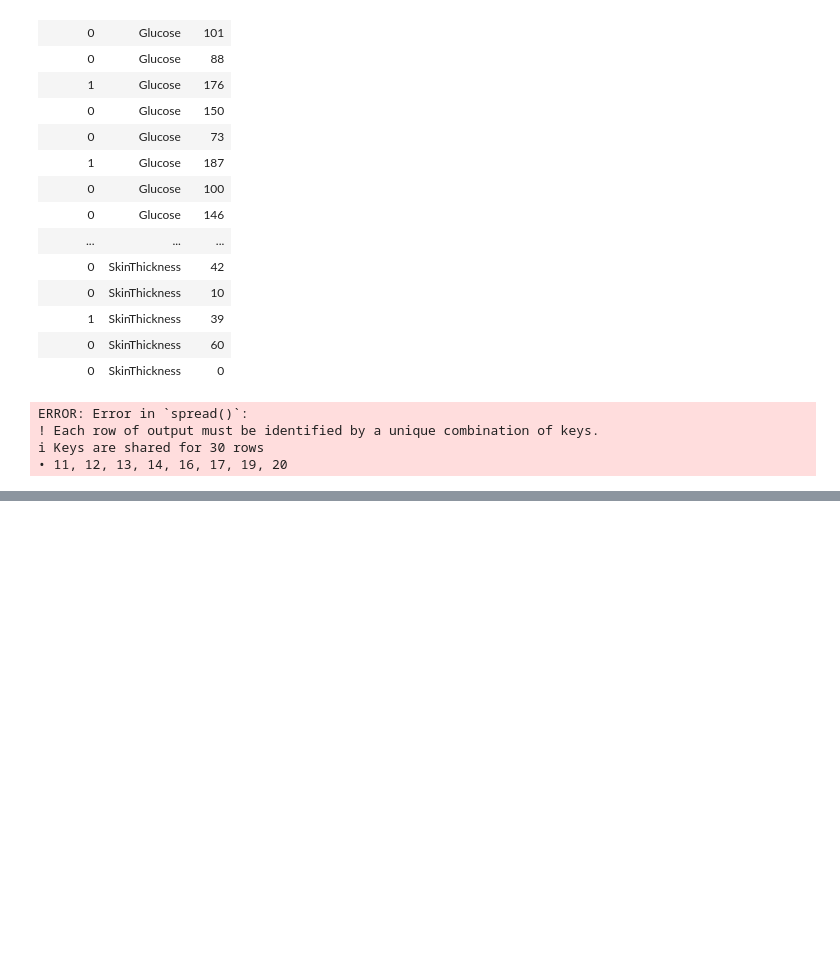
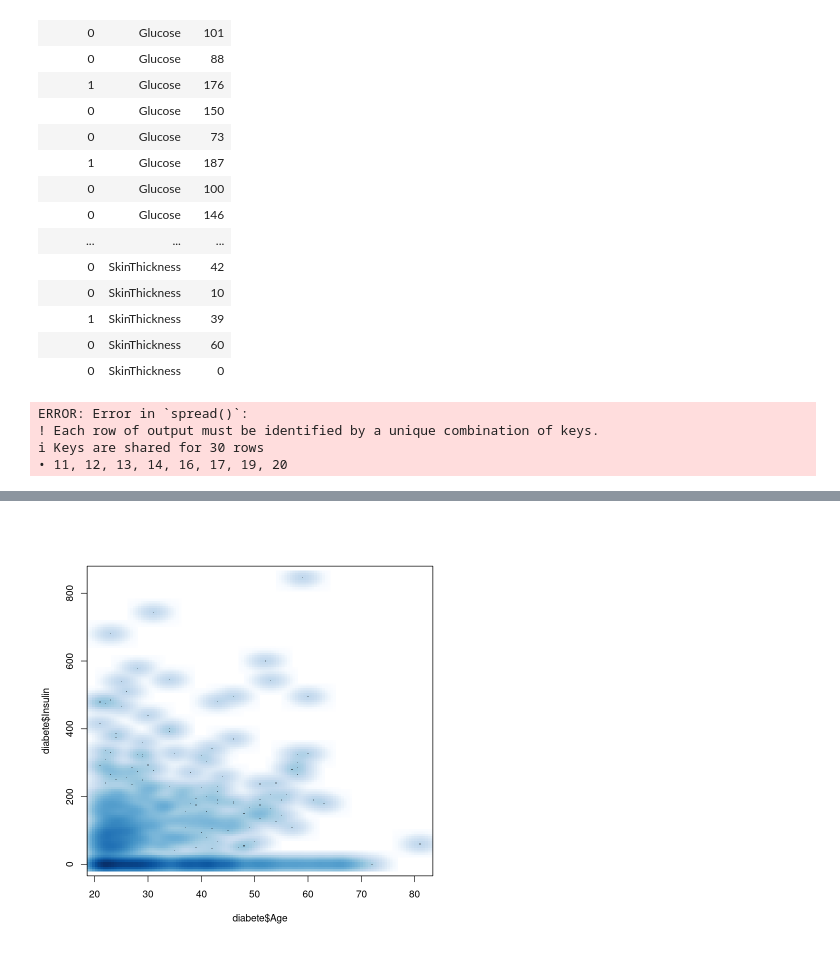
Before and after one commit to alecfei/R-learning, a Jupyter notebook: diabete.ipynb, the cells around one changed output, grey strips where cells are left out. Saved outputs shown, nothing was run; the diff lists cells and outputs as text; code cells hidden in the pictures; blank space fills up the shorter version.

```diff
--- a/diabete.ipynb
+++ b/diabete.ipynb
@@ -385,0 +514,4 @@ ERROR: Error in `spread()`:
+# %%
+smoothScatter(diabete$Age, diabete$Insulin)
+# %% [output]
+[figure, added]
```
Also changed, not shown: parts of 24 cells of this notebook.
